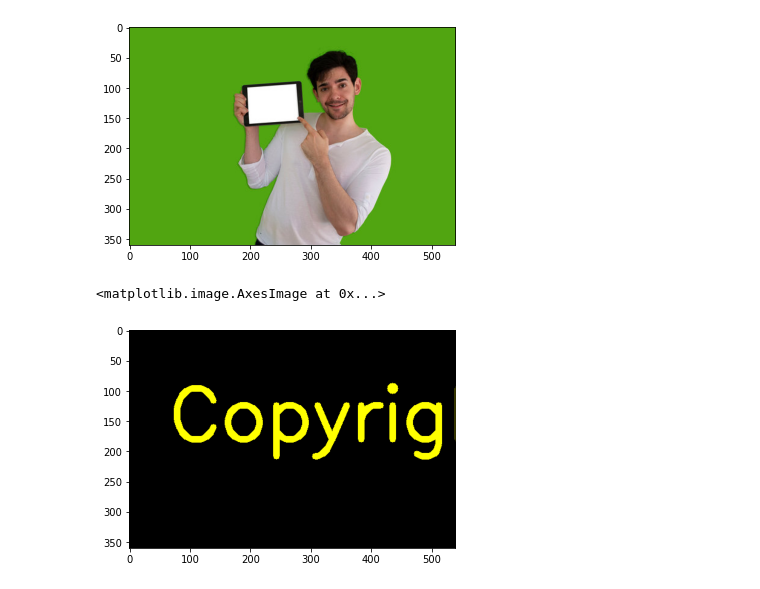
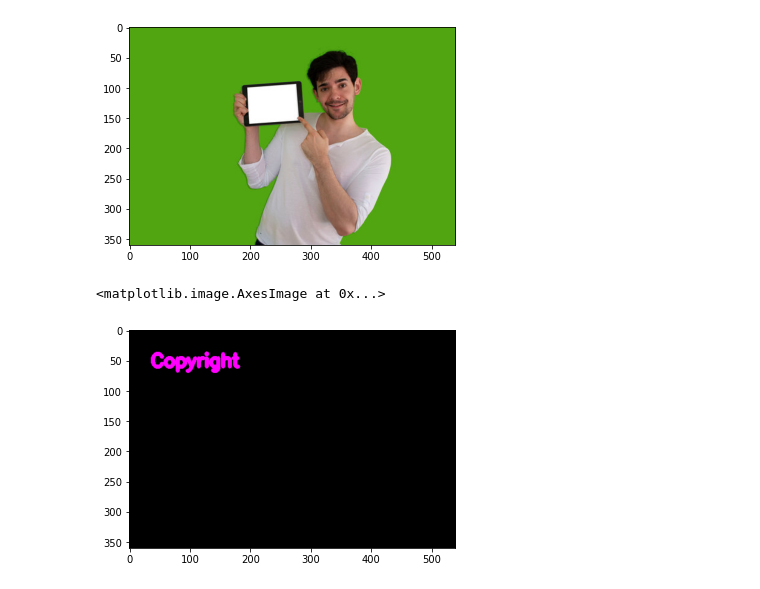
Before and after one commit to Abh300/Watermark_to_image, a Jupyter notebook: add_watermark.ipynb, the cells around one changed output. Saved outputs shown, nothing was run; the diff lists cells and outputs as text; code cells hidden in the pictures.

Commit message:
Added image and text based watermark method

```diff
--- a/add_watermark.ipynb
+++ b/add_watermark.ipynb
@@ -20,14 +21,14 @@ plt.imshow(color_image)
 # %%
 blank_img = np.zeros(shape=(color_image.shape[0],color_image.shape[1],3),dtype=np.uint8)
 font =cv2.FONT_HERSHEY_SIMPLEX
 blank_img = cv2.putText(blank_img,
-                        text = "Copyright©",
-                        org=(color_image.shape[1]//8,color_image.shape[0]//2),
+                        text = "Copyright",
+                        org=(color_image.shape[1]//15,color_image.shape[0]//6),
                         fontFace=font,
-                        fontScale=4,color=(255,255,0),
-                        thickness=10,
+                        fontScale=1,color=(255,0,255),
+                        thickness=5,
                         lineType=cv2.LINE_4)
 plt.imshow(blank_img)
 # %% [output]
 <matplotlib.image.AxesImage at 0x...>
-[figure, old version]
+[figure, new version]
```
Also changed, not shown: parts of 7 cells of this notebook, 4 other files.
